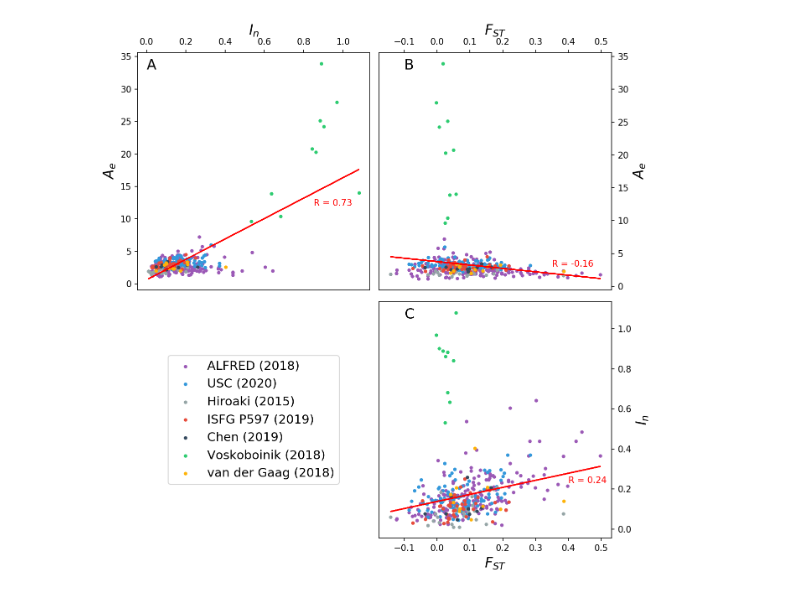
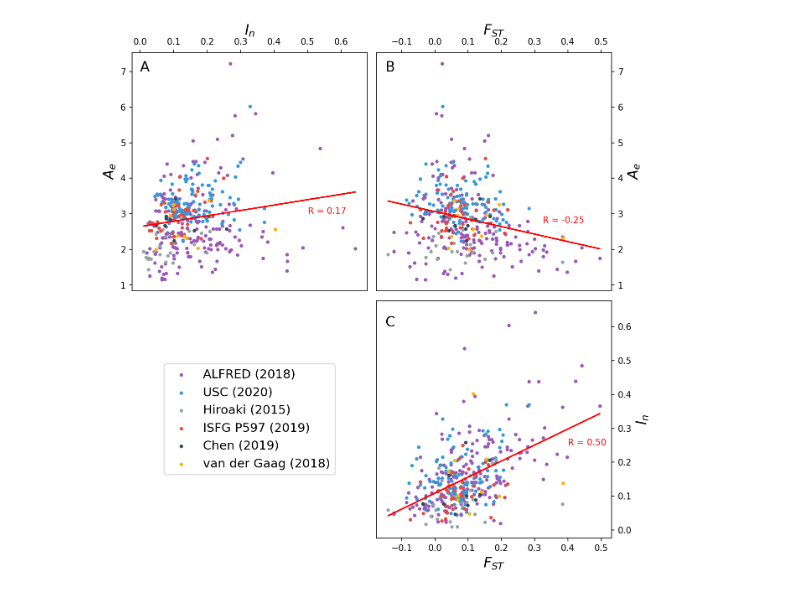
Before and after one commit to bioforensics/MicroHapDB, a Jupyter notebook: dbbuild/sources/1kgp/fst.ipynb, the cells around one changed output. Drawn from its saved outputs; the diff is of its cells as text; code cells hidden in the pictures.

Commit message:
Update figure

```diff
--- a/dbbuild/sources/1kgp/fst.ipynb
+++ b/dbbuild/sources/1kgp/fst.ipynb
@@ -8,7 +8,7 @@ import pandas
 import seaborn
 # %%
 _m = microhapdb.markers.copy()
-_m = _m[(~pandas.isna(_m.AvgAe)) & (_m.Chrom != 'chrX')]
+_m = _m[(~pandas.isna(_m.AvgAe)) & (_m.Chrom != 'chrX') & (_m.Source != '10.1016/j.fsigen.2018.05.001')]
 f = pandas.read_csv('marker-fst.tsv', sep='\t')
 m = _m.join(f.set_index('Marker'), on='Name')
 m.head()
@@ -20,7 +20,7 @@ m.head()
 | 3 | mh01KK-106 | MHDBM-af04b293 | GRCh38 | chr1 | 4167403,4167500,4167563,4167573 | 2.6379 | 0.1962 | ALFRED | 0.1783 |
 | 4 | mh01KK-070 | MHDBM-880ee42f | GRCh38 | chr1 | 11794399,11794418 | 1.9123 | 0.1409 | ALFRED | 0.1178 |
 # %%
-sources = m.Source.unique()
+sources = [s for s in m.Source.unique() if s != '10.1016/j.fsigen.2018.05.001']
 labels = {
     'ALFRED':                         'ALFRED (2018)',
     '10.1016/j.fsigen.2019.02.018':   'Chen (2019)',
@@ -28,7 +28,7 @@ labels = {
     '10.1016/j.fsigen.2019.102213':   'USC (2020)',
     'ISFG2019:P597':                  'ISFG P597 (2019)',
     '10.1016/j.fsigen.2018.05.008':   'van der Gaag (2018)',
-    '10.1016/j.fsigen.2018.05.001':   'Voskoboinik (2018)'
+#    '10.1016/j.fsigen.2018.05.001':   'Voskoboinik (2018)'
 }
 colors = [
     '#9b59b6',
@@ -36,7 +36,7 @@ colors = [
     '#95a5a6',
     '#e74c3c',
     '#34495e',
-    '#2ecc71',
+#    '#2ecc71',
     '#feb308',
 ]
 
@@ -69,36 +69,36 @@ fig, axes = plt.subplots(nrows=2, ncols=2, figsize=(9, 9), dpi=150, sharex='col'
 fig.patch.set_facecolor('white')
 
 # Top left
 axis = plt.subplot(2, 2, 1)
 plot_data(
     axis, 'In', 'AvgAe', '$I_n$', '$A_e$',
-    xtop=True, rcoords=(0.85, 12), subfiglabel='A', subfigcoords=(0, 33)
+    xtop=True, rcoords=(0.5, 3), subfiglabel='A', subfigcoords=(0, 7)
 )
 
 # Top right
 axis = plt.subplot(2, 2, 2)
 plot_data(
     axis, 'Fst', 'AvgAe', '$F_{ST}$', '$A_e$',
-    xtop=True, yright=True, rcoords=(0.35, 3), subfiglabel='B', subfigcoords=(-0.1, 33)
+    xtop=True, yright=True, rcoords=(0.325, 2.75), subfiglabel='B', subfigcoords=(-0.15, 7)
 )
 prev = axis
 
 # Bottom left
 axis = plt.subplot(2, 2, 3)
 axis.axis('off')
 _ = axis.legend(*prev.get_legend_handles_labels(), loc='center', fontsize=14)
 
 # Bottom right
 axis = plt.subplot(2, 2, 4)
 plot_data(
     axis, 'Fst', 'In', '$F_{ST}$', '$I_n$',
-    yright=True, rcoords=(0.4, 0.23), subfiglabel='C', subfigcoords=(-0.1, 1.05)
+    yright=True, rcoords=(0.4, 0.25), subfiglabel='C', subfigcoords=(-0.15, 0.6)
 )
 
 # Cleanup
 plt.tight_layout()
 fig.savefig('microhaps-ae-in-fst.pdf')
 # %% [output]
-[figure, old version]
+[figure, new version]
 # %%
 m.to_csv('markers-with-fst.tsv', sep='\t', index=False)
```
Also changed, not shown: 2 other files.
